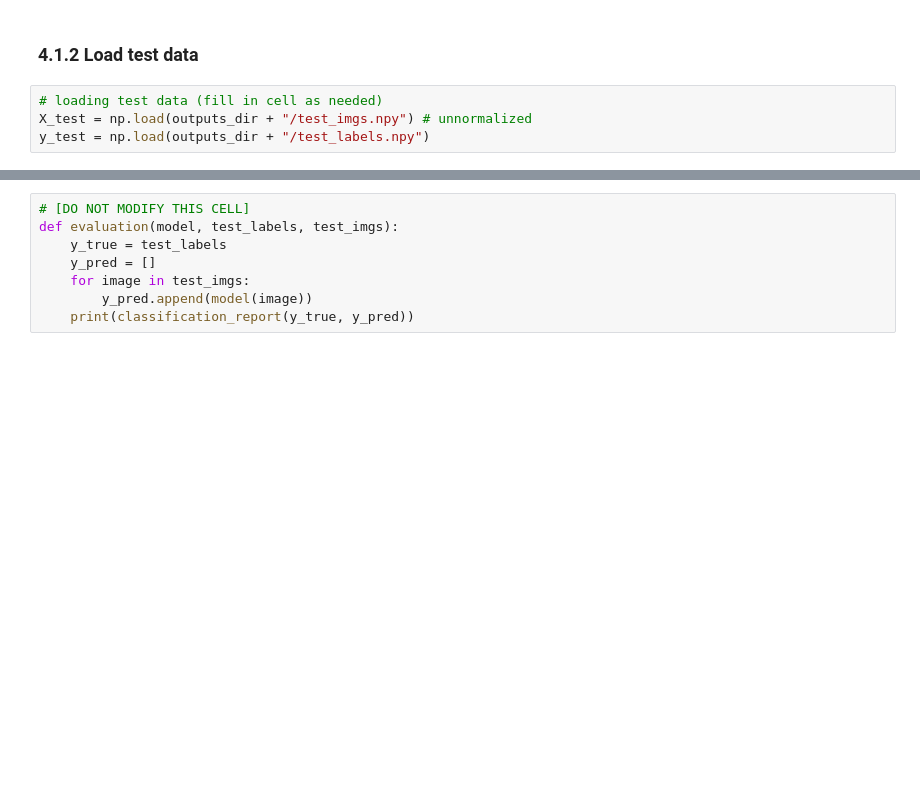
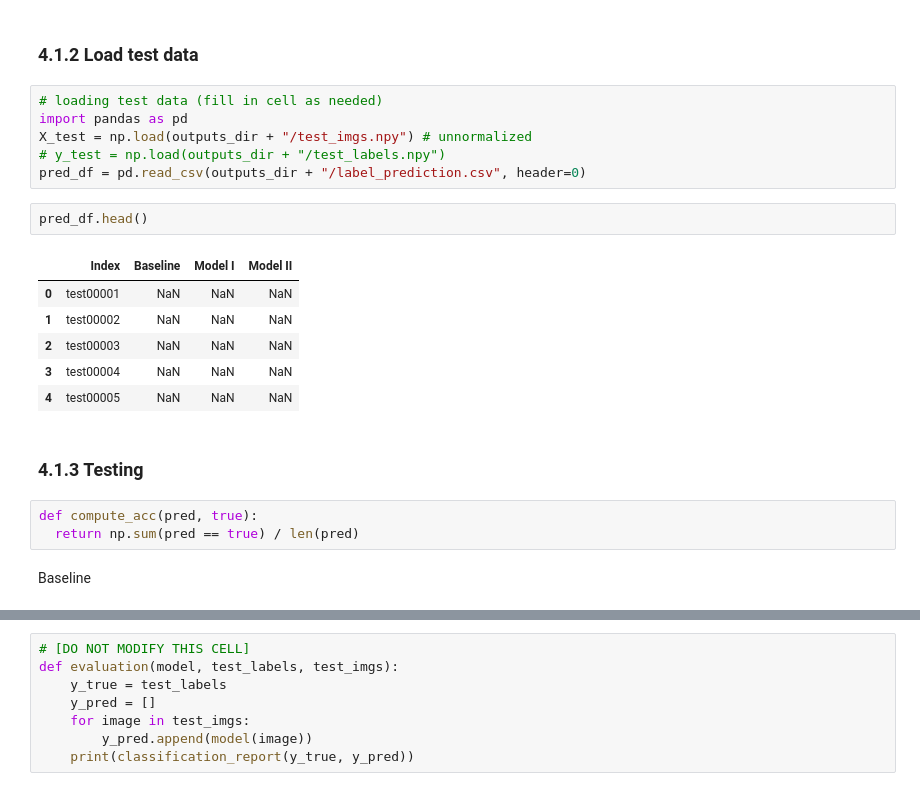
Before and after one commit to TZstatsADS/spring-2022-prj3-group9, a Jupyter notebook: doc/main.ipynb, the cells around one changed output, grey strips where cells are left out. Drawn from its saved outputs; the diff is of its cells as text; blank space fills up the shorter version.

Commit message:
Update main for testing

```diff
--- a/doc/main.ipynb
+++ b/doc/main.ipynb
@@ -602,5 +602,23 @@ For assessment, we will evaluate your final model on a hidden test dataset with
 ### 4.1.2 Load test data
 # %%
 # loading test data (fill in cell as needed)
+import pandas as pd
 X_test = np.load(outputs_dir + "/test_imgs.npy") # unnormalized
-y_test = np.load(outputs_dir + "/test_labels.npy")
+# y_test = np.load(outputs_dir + "/test_labels.npy")
+pred_df = pd.read_csv(outputs_dir + "/label_prediction.csv", header=0)
+# %%
+pred_df.head()
+# %% [output]
+|  | Index | Baseline | Model I | Model II |
+| 0 | test00001 | NaN | NaN | NaN |
+| 1 | test00002 | NaN | NaN | NaN |
+| 2 | test00003 | NaN | NaN | NaN |
+| 3 | test00004 | NaN | NaN | NaN |
+| 4 | test00005 | NaN | NaN | NaN |
+# %% [markdown]
+### 4.1.3 Testing
+# %%
+def compute_acc(pred, true):
+  return np.sum(pred == true) / len(pred)
+# %% [markdown]
+Baseline
```
Also changed, not shown: parts of 15 cells of this notebook.
